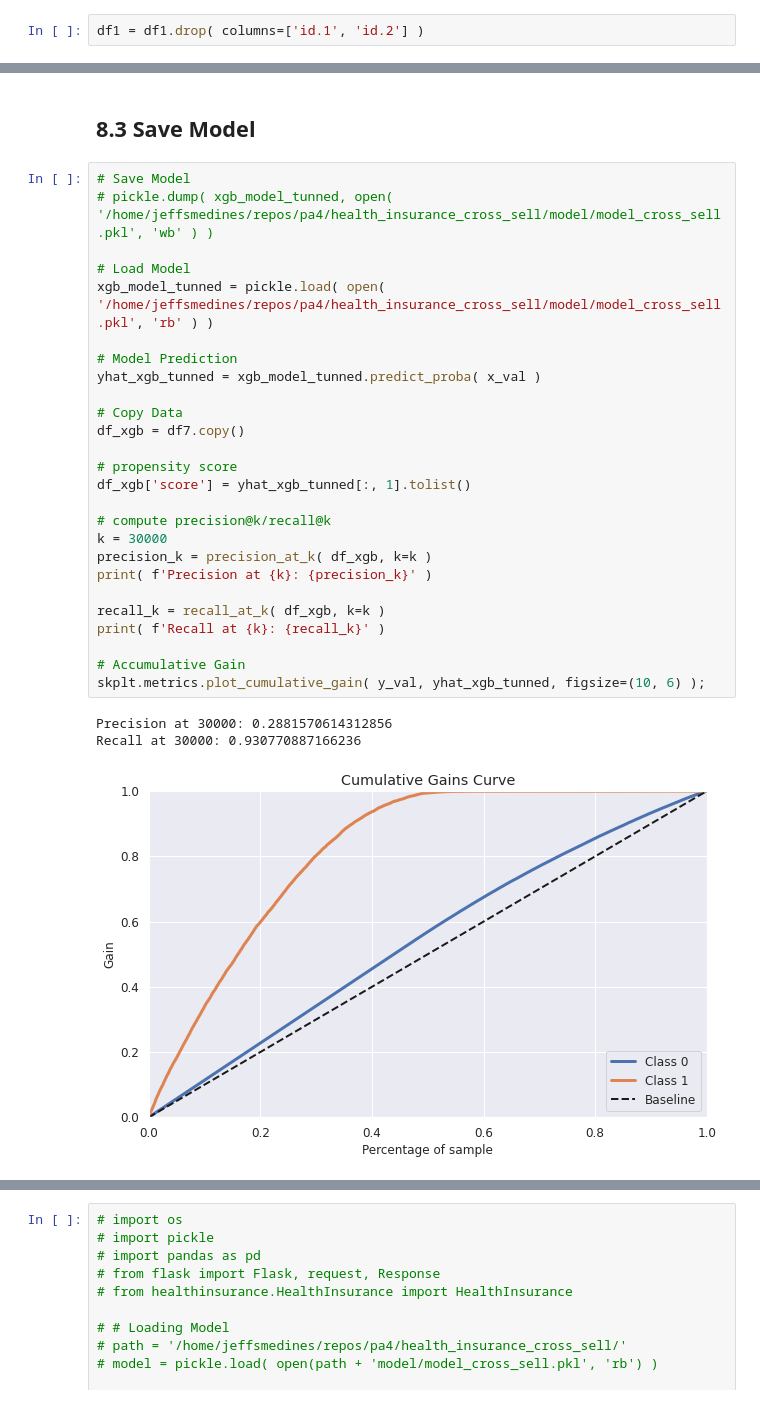
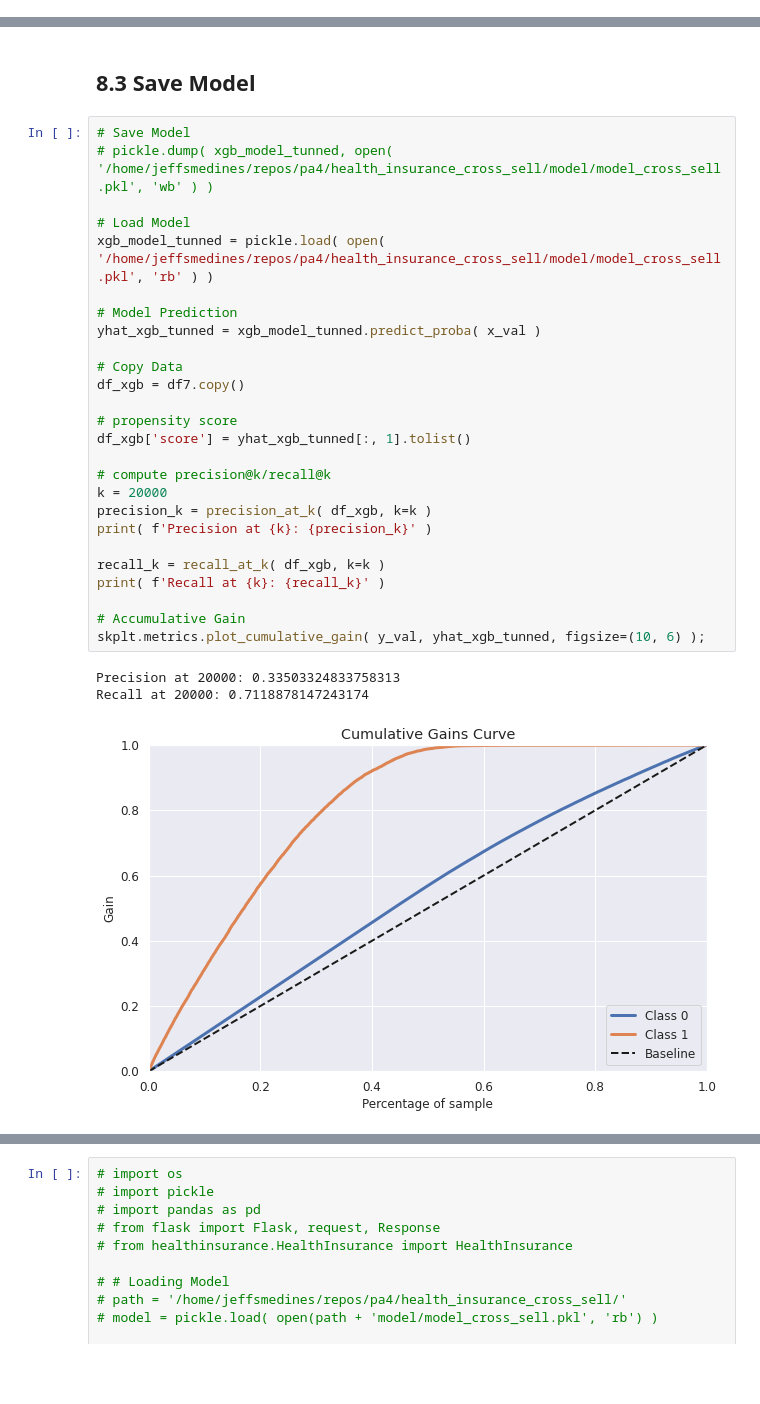
Before and after one commit to JeffersonMedines/health_insurance_cross_sell, a Jupyter notebook: notebooks/m01_v01_health_insurance_cross_sell.ipynb, the cells around one changed output, grey strips where cells are left out. Saved outputs shown, nothing was run; the diff lists cells and outputs as text; blank space fills up the shorter version.

```diff
--- a/notebooks/m01_v01_health_insurance_cross_sell.ipynb
+++ b/notebooks/m01_v01_health_insurance_cross_sell.ipynb
@@ -293,5 +275,3 @@ df1.head()
-# %%
-df1 = df1.drop( columns=['id.1', 'id.2'] )
 # %% [markdown]
 ## 1.8 Descriptive Statistics
 # %%
@@ -1219,30 +1234,30 @@ param_tuned = {'gamma': 1,
 # %%
 # Save Model
 # pickle.dump( xgb_model_tunned, open( '/home/jeffsmedines/repos/pa4/health_insurance_cross_sell/model/model_cross_sell.pkl', 'wb' ) )
 
 # Load Model
 xgb_model_tunned = pickle.load( open( '/home/jeffsmedines/repos/pa4/health_insurance_cross_sell/model/model_cross_sell.pkl', 'rb' ) )
 
 # Model Prediction
 yhat_xgb_tunned = xgb_model_tunned.predict_proba( x_val )
 
 # Copy Data
 df_xgb = df7.copy()
 
 # propensity score
 df_xgb['score'] = yhat_xgb_tunned[:, 1].tolist()
 
 # compute precision@k/recall@k
-k = 30000
+k = 20000
 precision_k = precision_at_k( df_xgb, k=k )
 print( f'Precision at {k}: {precision_k}' )
 
 recall_k = recall_at_k( df_xgb, k=k )
 print( f'Recall at {k}: {recall_k}' )
 
 # Accumulative Gain
 skplt.metrics.plot_cumulative_gain( y_val, yhat_xgb_tunned, figsize=(10, 6) );
 # %% [output]
-Precision at 30000: 0.2881570614312856
-Recall at 30000: 0.930770887166236
+Precision at 20000: 0.33503324833758313
+Recall at 20000: 0.7118878147243174
-[figure, old version]
+[figure, new version]
```
Also changed, not shown: parts of 48 cells of this notebook, 8 other files.
